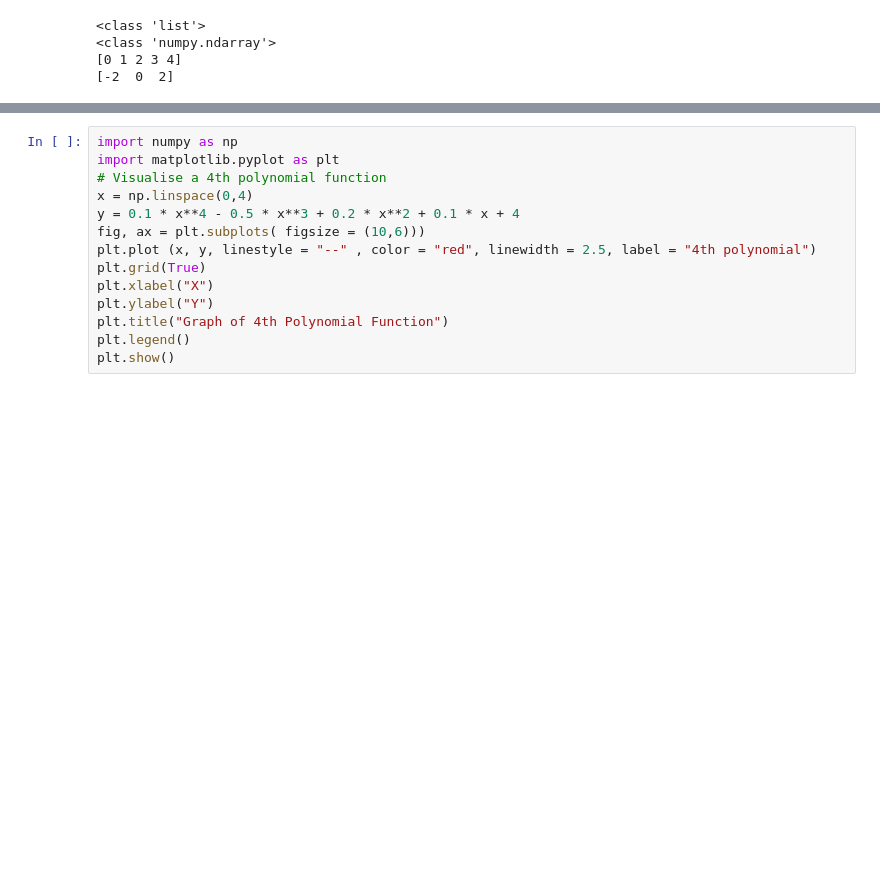
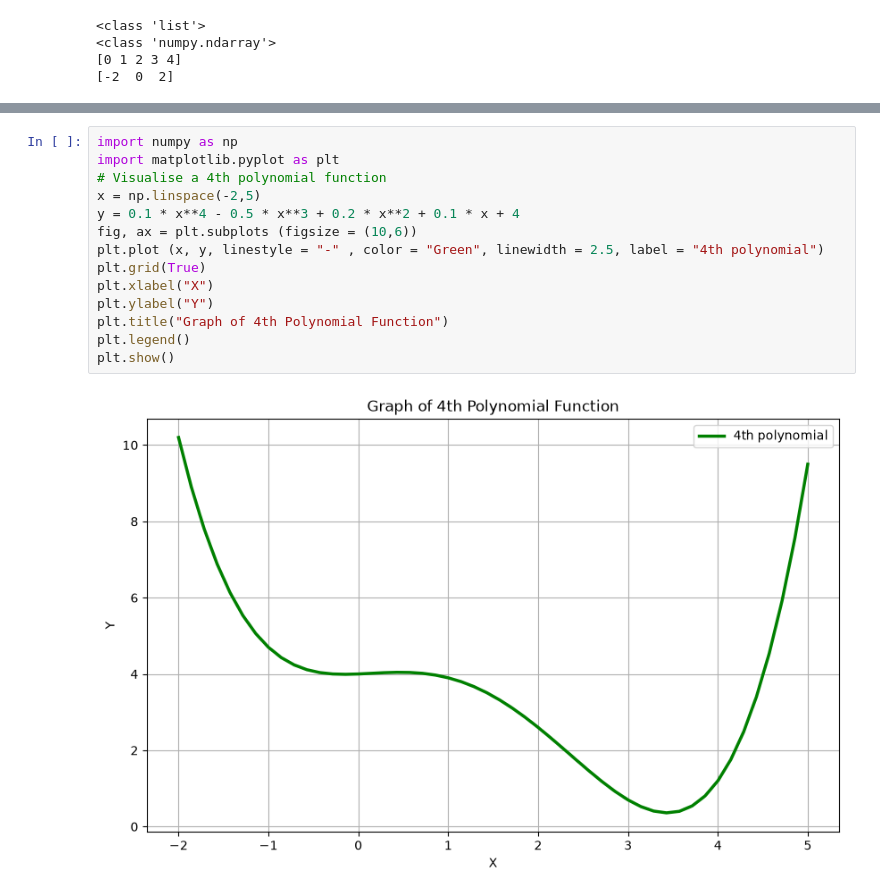
Before and after one commit to alirm9/newrep, a Jupyter notebook: pytonlab.ipynb, the cells around one changed output, grey strips where cells are left out. Drawn from its saved outputs; the diff is of its cells as text; blank space fills up the shorter version.

```diff
--- a/pytonlab.ipynb
+++ b/pytonlab.ipynb
@@ -33,14 +35,16 @@ plt.show()
 # %%
 import numpy as np
 import matplotlib.pyplot as plt
 # Visualise a 4th polynomial function
-x = np.linspace(0,4)
+x = np.linspace(-2,5)
 y = 0.1 * x**4 - 0.5 * x**3 + 0.2 * x**2 + 0.1 * x + 4
-fig, ax = plt.subplots( figsize = (10,6)))
-plt.plot (x, y, linestyle = "--" , color = "red", linewidth = 2.5, label = "4th polynomial")
+fig, ax = plt.subplots (figsize = (10,6))
+plt.plot (x, y, linestyle = "-" , color = "Green", linewidth = 2.5, label = "4th polynomial")
 plt.grid(True)
 plt.xlabel("X")
 plt.ylabel("Y")
 plt.title("Graph of 4th Polynomial Function")
 plt.legend()
 plt.show()
+# %% [output]
+[figure, added]
```
Also changed, not shown: parts of 6 cells of this notebook, 1 other file.
